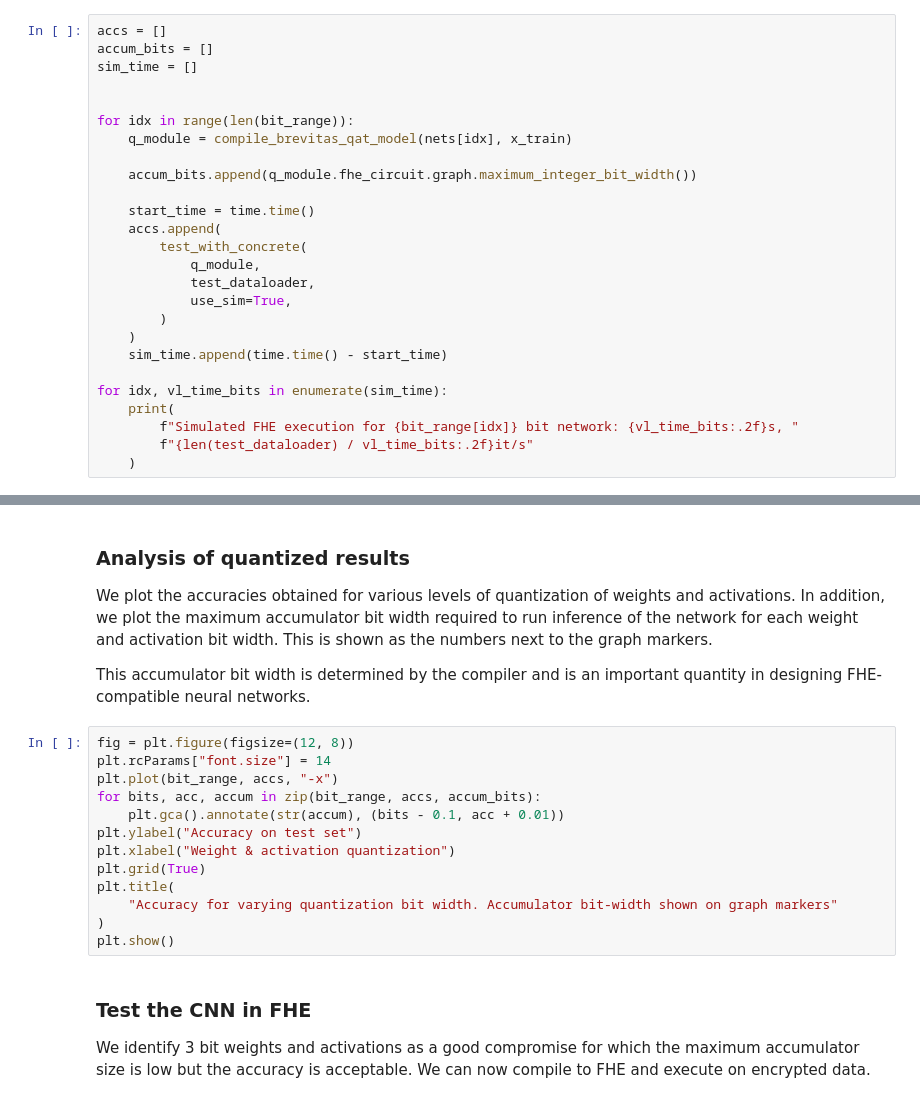
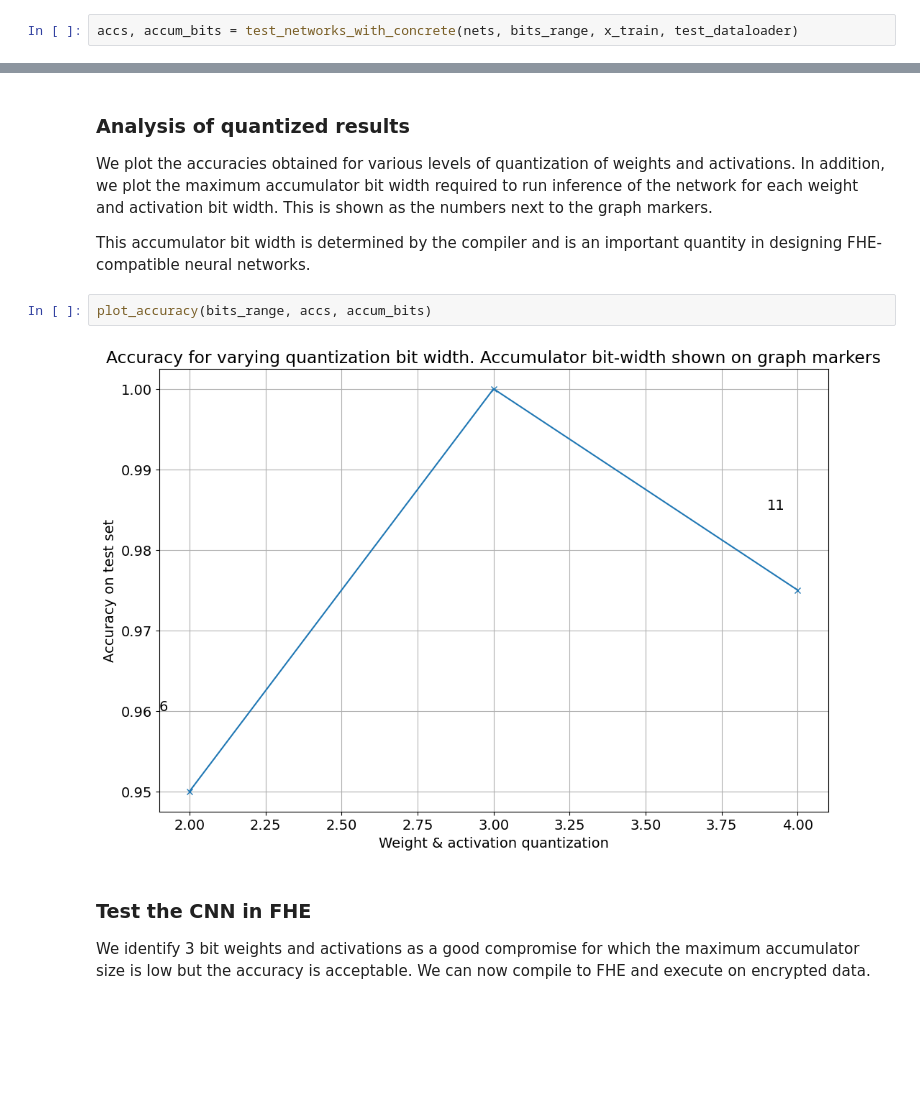
Before and after one commit to Memento-Research/human-in-picture-concrete-ml, a Jupyter notebook: ConvolutionalNeuralNetwork.ipynb, the cells around one changed output, grey strips where cells are left out. Cells and saved outputs as stored; diff of their text form; blank space fills up the shorter version.

```diff
--- a/ConvolutionalNeuralNetwork.ipynb
+++ b/ConvolutionalNeuralNetwork.ipynb
@@ -335,28 +243,4 @@ to FHE by Concrete ML using a dedicated function, `compile_brevitas_qat_model`.
 In this test we determine the accuracy and accumulator bit-widths for the various quantization settings
 that are trained above.
 # %%
-accs = []
-accum_bits = []
-sim_time = []
-
-
-for idx in range(len(bit_range)):
-    q_module = compile_brevitas_qat_model(nets[idx], x_train)
-
-    accum_bits.append(q_module.fhe_circuit.graph.maximum_integer_bit_width())
-
-    start_time = time.time()
-    accs.append(
-        test_with_concrete(
-            q_module,
-            test_dataloader,
-            use_sim=True,
-        )
-    )
-    sim_time.append(time.time() - start_time)
-
-for idx, vl_time_bits in enumerate(sim_time):
-    print(
-        f"Simulated FHE execution for {bit_range[idx]} bit network: {vl_time_bits:.2f}s, "
-        f"{len(test_dataloader) / vl_time_bits:.2f}it/s"
-    )
+accs, accum_bits = test_networks_with_concrete(nets, bits_range, x_train, test_dataloader)
@@ -369,18 +269,9 @@ each weight and activation bit width. This is shown as the numbers next to the g
 
 This accumulator bit width is determined by the compiler and is an important quantity in designing FHE-compatible neural networks.
 # %%
-fig = plt.figure(figsize=(12, 8))
-plt.rcParams["font.size"] = 14
-plt.plot(bit_range, accs, "-x")
-for bits, acc, accum in zip(bit_range, accs, accum_bits):
-    plt.gca().annotate(str(accum), (bits - 0.1, acc + 0.01))
-plt.ylabel("Accuracy on test set")
-plt.xlabel("Weight & activation quantization")
-plt.grid(True)
-plt.title(
-    "Accuracy for varying quantization bit width. Accumulator bit-width shown on graph markers"
-)
-plt.show()
+plot_accuracy(bits_range, accs, accum_bits)
+# %% [output]
+[figure, added]
 # %% [markdown]
 ### Test the CNN in FHE
 
```
Also changed, not shown: parts of 12 cells of this notebook, 4 other files.
